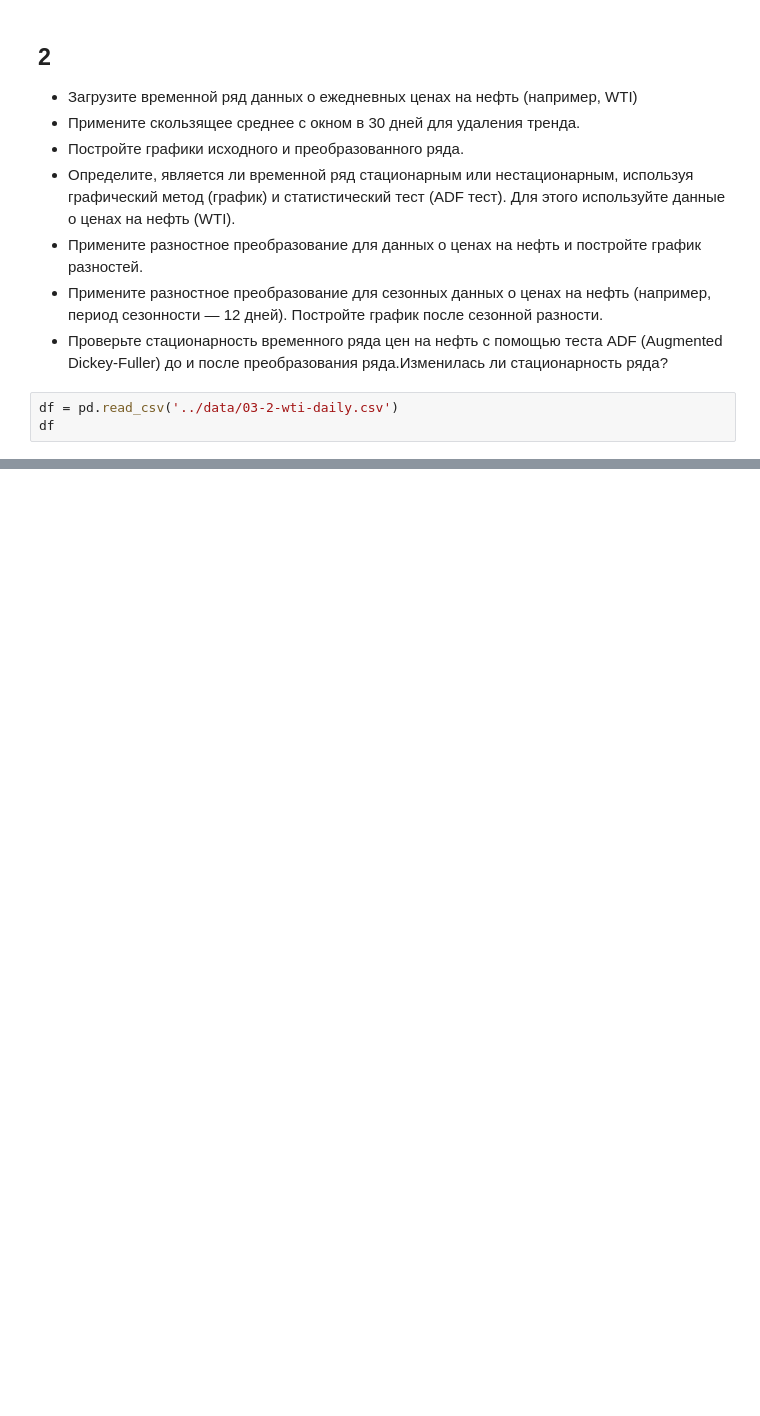
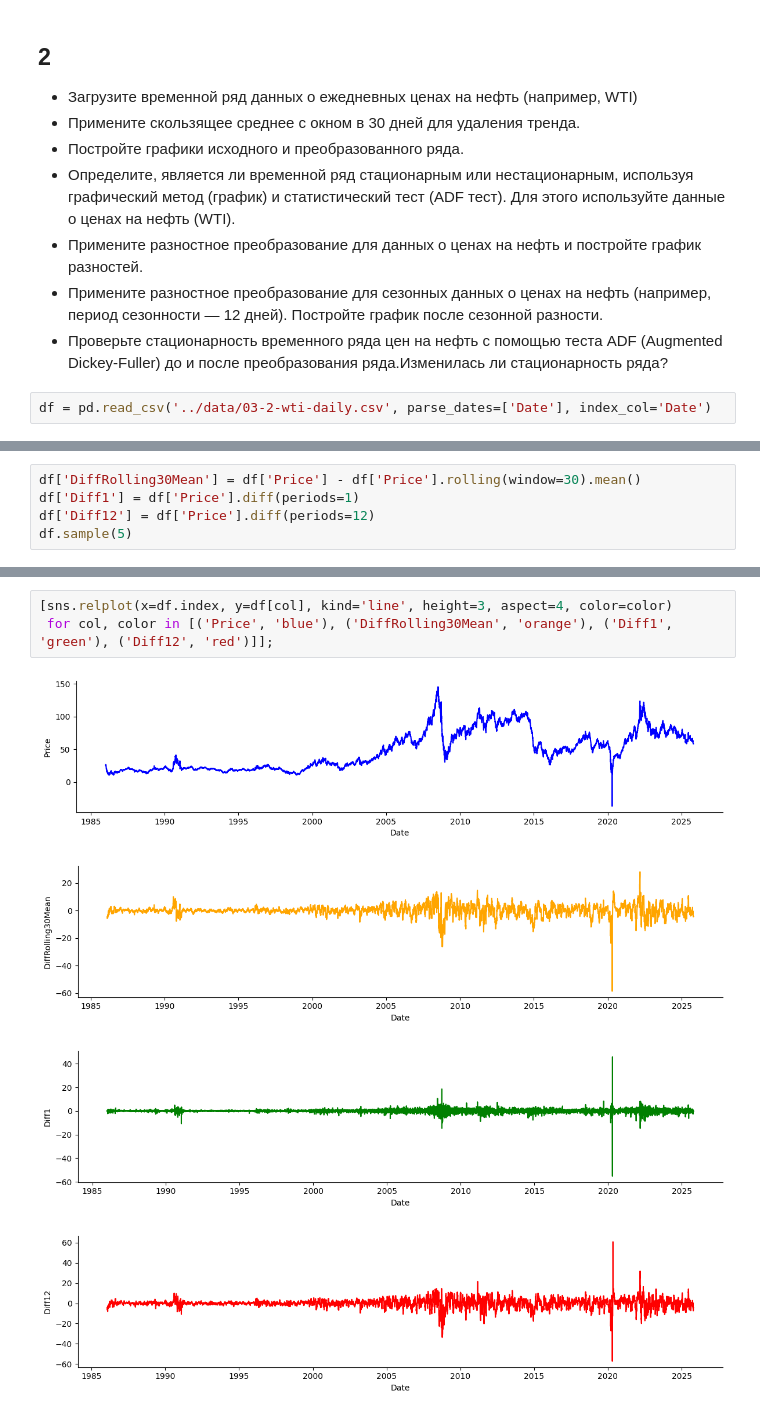
Before and after one commit to skv-analyst/study-timeseries-analysis-forecasting, a Jupyter notebook: notebooks/03-transformation.ipynb, the cells around one changed output, grey strips where cells are left out. Cells and saved outputs as stored; diff of their text form; blank space fills up the shorter version.

```diff
--- a/notebooks/03-transformation.ipynb
+++ b/notebooks/03-transformation.ipynb
@@ -32,5 +50,4 @@ df
 - Примените разностное преобразование для сезонных данных о ценах на нефть (например, период сезонности — 12 дней). Постройте график после сезонной разности.
 - Проверьте стационарность временного ряда цен на нефть с помощью теста ADF (Augmented Dickey-Fuller) до и после преобразования ряда.Изменилась ли стационарность ряда?
 # %%
-df = pd.read_csv('../data/03-2-wti-daily.csv')
-df
+df = pd.read_csv('../data/03-2-wti-daily.csv', parse_dates=['Date'], index_col='Date')
@@ -50,0 +54,5 @@ df
+# %%
+df['DiffRolling30Mean'] = df['Price'] - df['Price'].rolling(window=30).mean()
+df['Diff1'] = df['Price'].diff(periods=1)
+df['Diff12'] = df['Price'].diff(periods=12)
+df.sample(5)
@@ -50,0 +67,8 @@ df
+# %%
+[sns.relplot(x=df.index, y=df[col], kind='line', height=3, aspect=4, color=color)
+ for col, color in [('Price', 'blue'), ('DiffRolling30Mean', 'orange'), ('Diff1', 'green'), ('Diff12', 'red')]];
+# %% [output]
+[figure, added]
+[figure, added]
+[figure, added]
+[figure, added]
```
Also changed, not shown: parts of 8 cells of this notebook.
